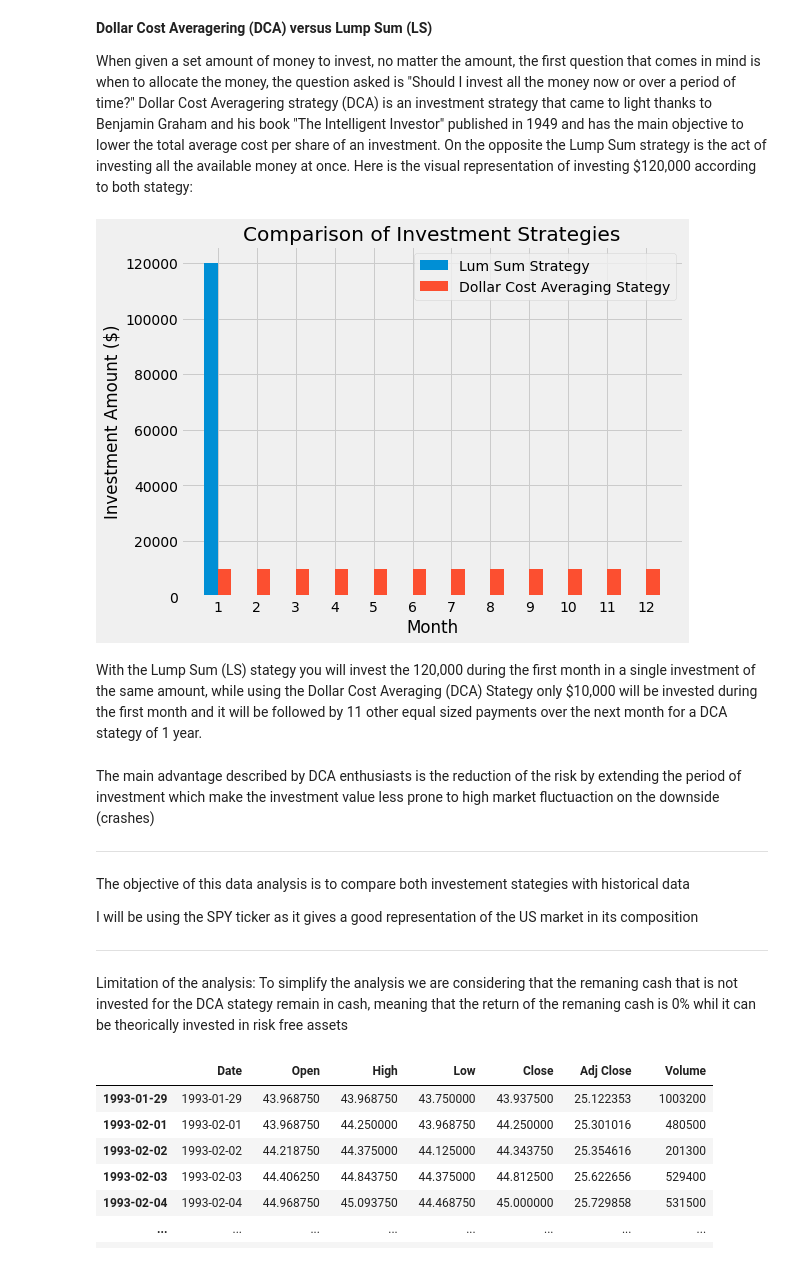
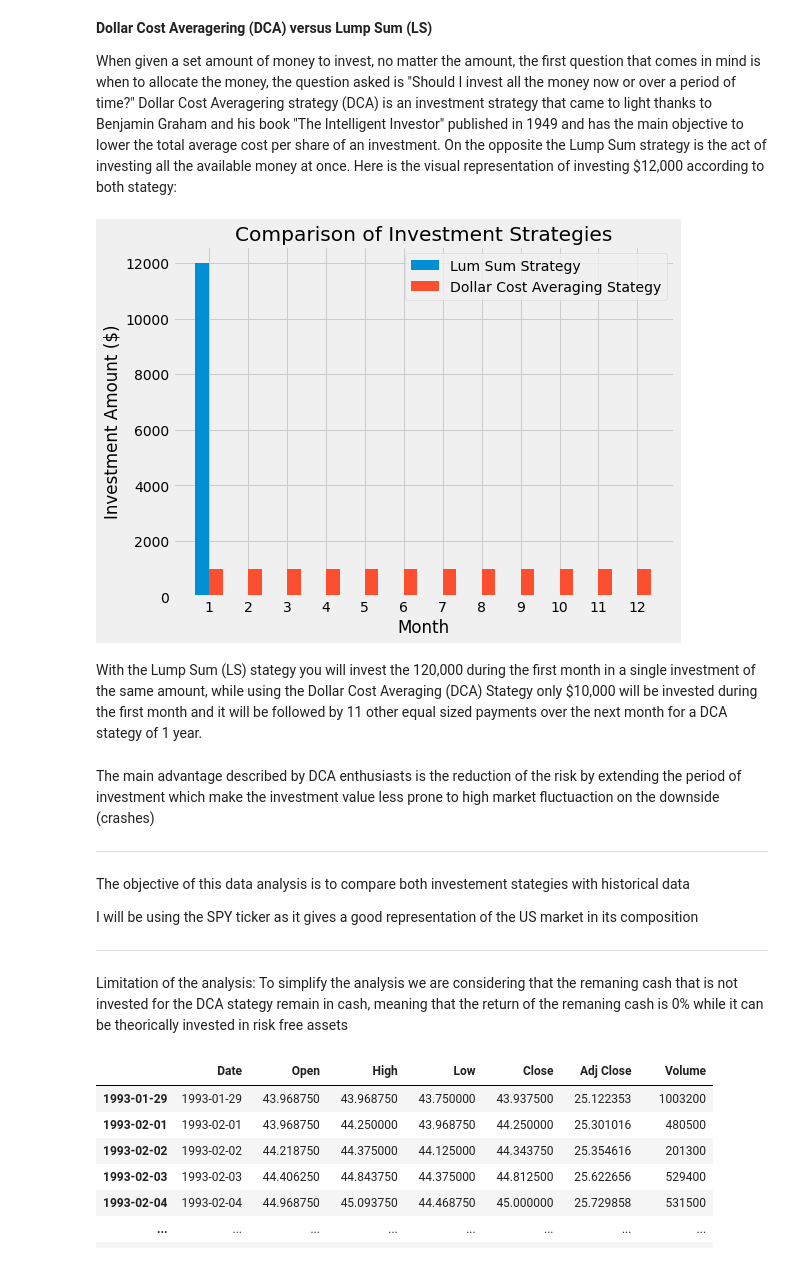
Before and after one commit to loicdaloz/etfdata, a Jupyter notebook: 001_DCA_vs_LS.ipynb, the cells around one changed output. Saved outputs shown, nothing was run; the diff lists cells and outputs as text; code cells hidden in the pictures.

Commit message:
DCA versus LS data analysis

```diff
--- a/001_DCA_vs_LS.ipynb
+++ b/001_DCA_vs_LS.ipynb
@@ -6,29 +6,29 @@
 When given a set amount of money to invest, no matter the amount, the first question that comes in mind is when to allocate the money, the question asked is "Should I invest all the money now or over a period of time?"
 Dollar Cost Averagering strategy (DCA) is an investment strategy that came to light thanks to Benjamin Graham and his book "The Intelligent Investor" published in 1949 and has the main objective to lower the total average cost per share of an investment.
 On the opposite the Lump Sum strategy is the act of investing all the available money at once.
-Here is the visual representation of investing $120,000 according to both stategy:
+Here is the visual representation of investing $12,000 according to both stategy:
 # %%
 import matplotlib.pyplot as plt
 import numpy as np
 
 # Define the investment amounts for each strategy
-strategy1 = [120000] + [0] * 11
-strategy2 = [10000] * 12
+strategy1 = [12000] + [0] * 11
+strategy2 = [1000] * 12
 
 # Create the bar chart
 x = np.arange(1, 13)
 width = 0.35
 fig, ax = plt.subplots(figsize=(8, 6))
 rects1 = ax.bar(x - width/2, strategy1, width, label='Lum Sum Strategy')
 rects2 = ax.bar(x + width/2, strategy2, width, label='Dollar Cost Averaging Stategy')
 ax.set_xlabel('Month')
 ax.set_ylabel('Investment Amount ($)')
 ax.set_title('Comparison of Investment Strategies')
 ax.set_xticks(x)
 ax.legend()
 plt.show()
 # %% [output]
-[figure, old version]
+[figure, new version]
 # %% [markdown]
 With the Lump Sum (LS) stategy you will invest the 120,000 during the first month in a single investment of the same amount, while using the Dollar Cost Averaging (DCA) Stategy only $10,000 will be invested during the first month and it will be followed by 11 other equal sized payments over the next month for a DCA stategy of 1 year.
 # %% [markdown]
@@ -46,7 +46,7 @@ I will be using the SPY ticker as it gives a good representation of the US marke
 ---
 
 
-Limitation of the analysis: To simplify the analysis we are considering that the remaning cash that is not invested for the DCA stategy remain in cash, meaning that the return of the remaning cash is 0% whil it can be theorically invested in risk free assets
+Limitation of the analysis: To simplify the analysis we are considering that the remaning cash that is not invested for the DCA stategy remain in cash, meaning that the return of the remaning cash is 0% while it can be theorically invested in risk free assets
 # %%
 #Import Libraries used for the analysis
 import numpy as np
```
Also changed, not shown: parts of 20 cells of this notebook.
